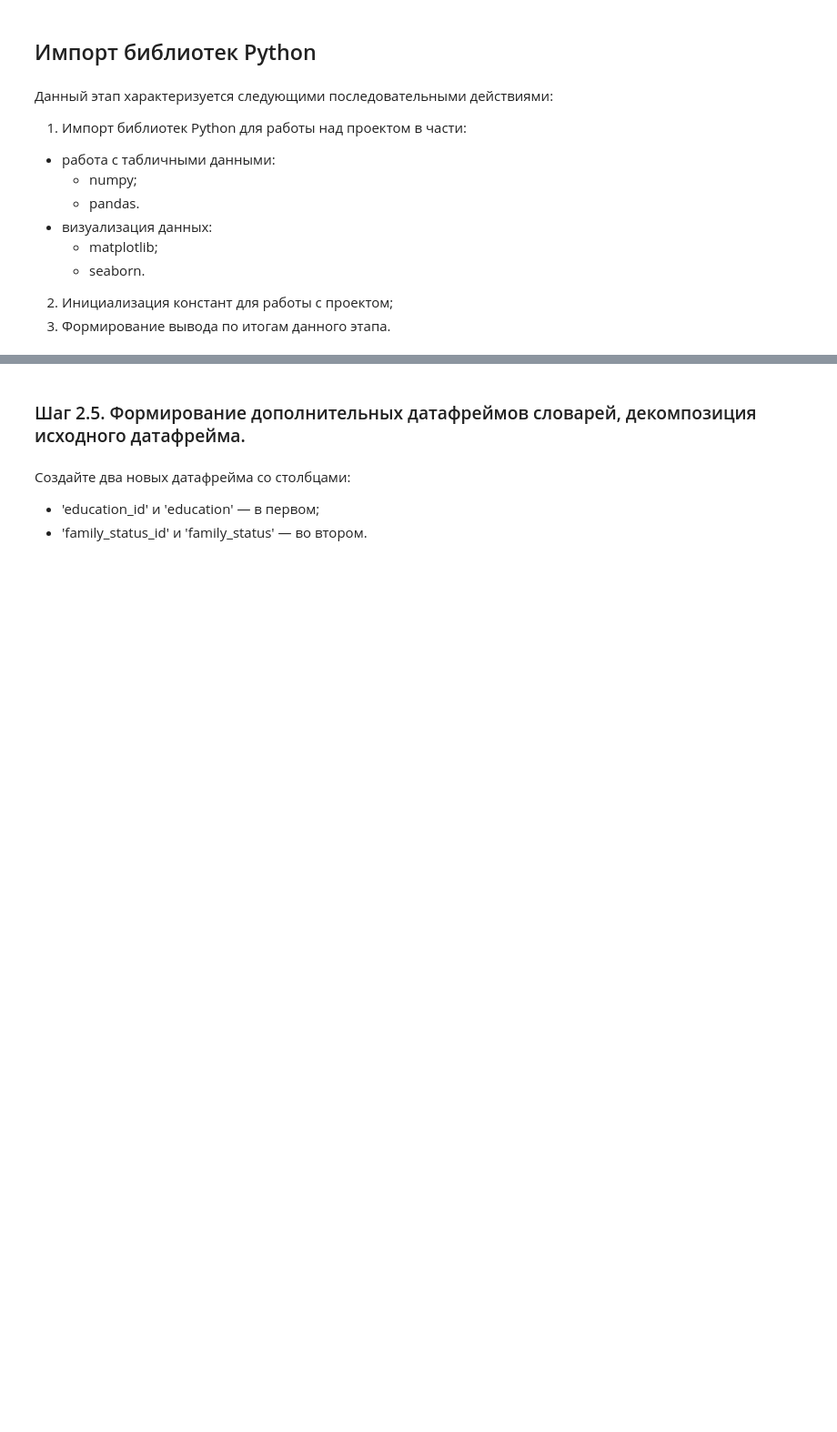
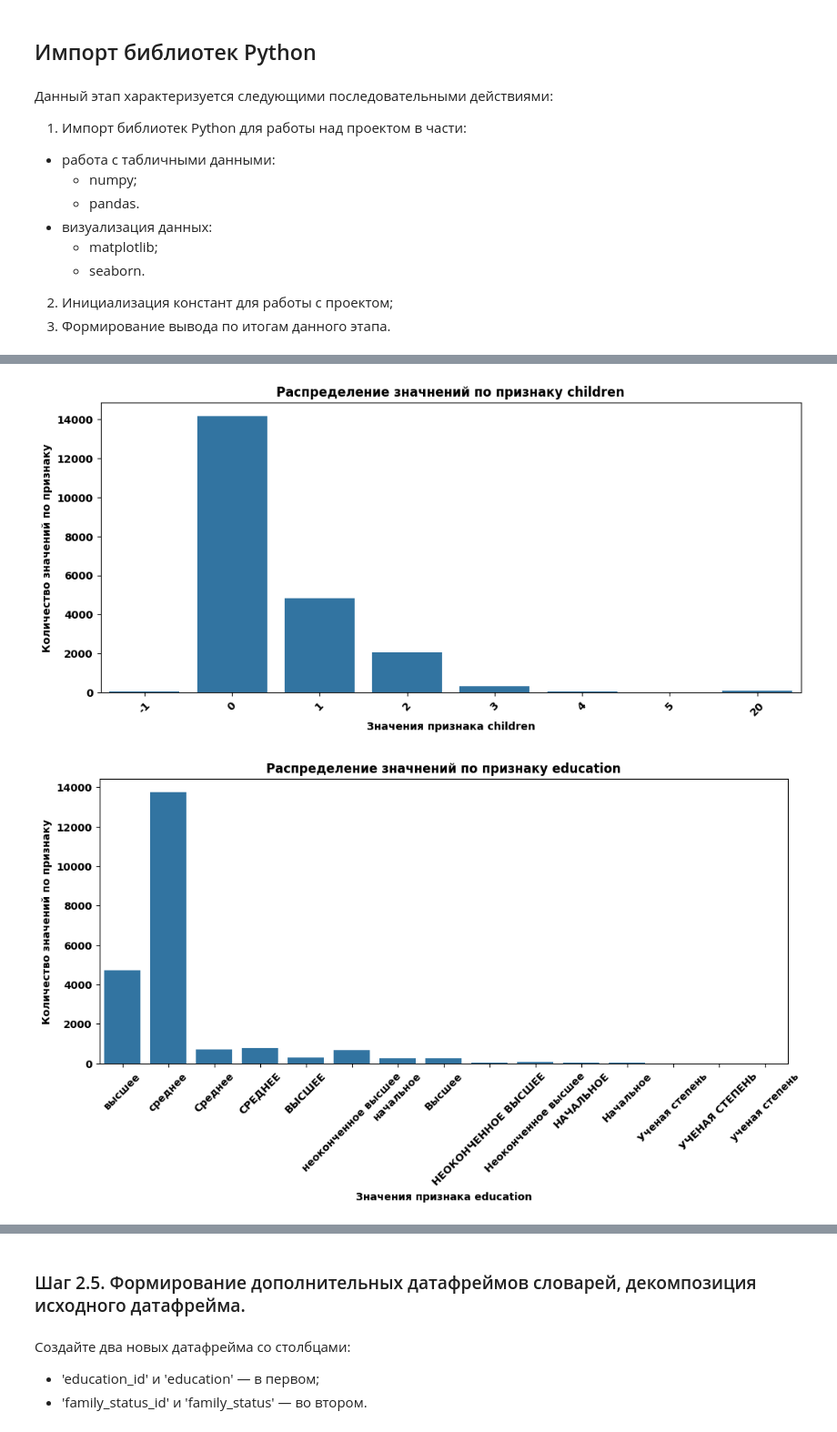
Before and after one commit to MrKostas/Yandex-Praktikum_Data-Analyst-projects, a Jupyter notebook: notebooks/DA_PetProject 2_The Reliability of Borrowers.ipynb, the cells around one changed output, grey strips where cells are left out. Shown at 91% size. Drawn from its saved outputs; the diff is of its cells as text; code cells hidden in the pictures; blank space fills up the shorter version.

Commit message:
DA_PetProject 2_Выполнен этап предобработки данных

```diff
--- a/notebooks/DA_PetProject 2_The Reliability of Borrowers.ipynb
+++ b/notebooks/DA_PetProject 2_The Reliability of Borrowers.ipynb
@@ -106,0 +74,3 @@ dtype: int64
+# %%
+# установки настроек визуализации для всего проекта
+plt.rcParams['figure.figsize'] = (12, 5)
@@ -106,0 +100,3 @@ dtype: int64
+# %%
+# загрузка данных в рабочую среду
+data = pd.read_csv(DATA_PATH)
@@ -106,0 +132,18 @@ dtype: int64
+# %%
+# инициализация пользовательской функции построения распределений количественных дискретных показателей
+def discr_distribution(column : str):
+    ax = (
+        sns.countplot(
+            data = data,
+            x = column,
+            stat='count'
+        )
+    )
+
+    ax.set(
+        xlabel = f'Значения признака {column}',
+        ylabel = 'Количество значений по признаку',
+        title = f'Распределение значнений по признаку {column}'
+    )
+    plt.xticks(rotation = 45)
+    plt.show()
@@ -106,0 +186,9 @@ dtype: int64
+# %%
+# построение визуализации дискретных количественных показателей
+discr_features = ['children', 'education', 'family_status', 'gender', 'debt', 'income_type']
+
+for feature in discr_features:
+    discr_distribution(feature)
+# %% [output]
+[figure, added]
+[figure, added]
```
Also changed, not shown: parts of 100 cells of this notebook.
